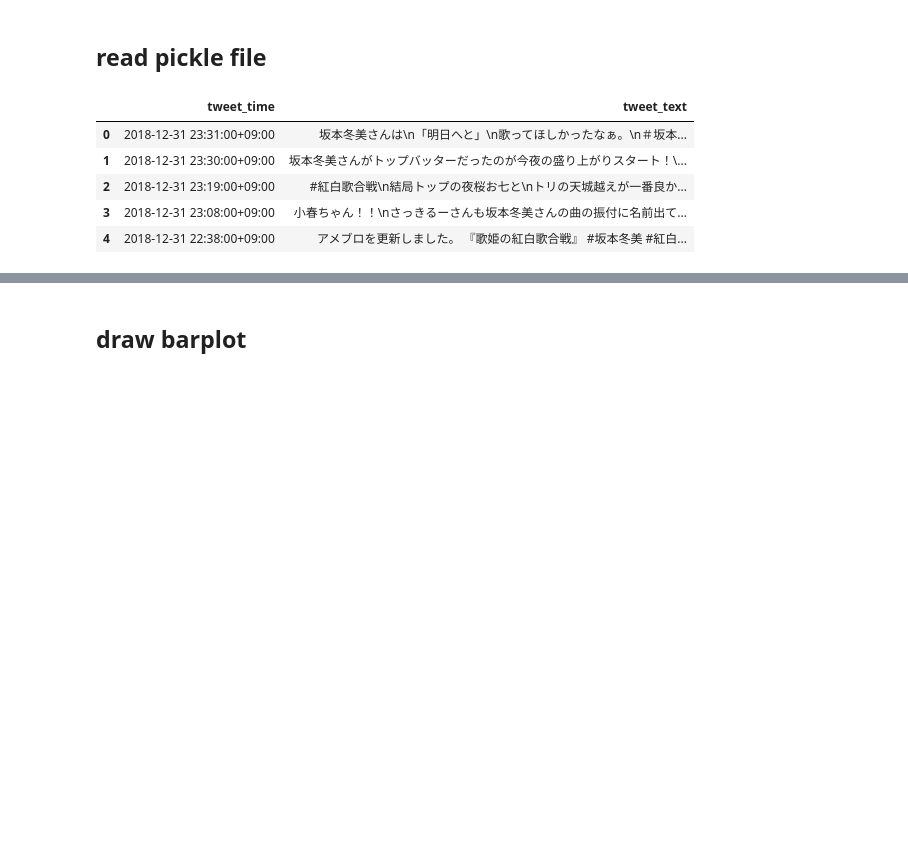
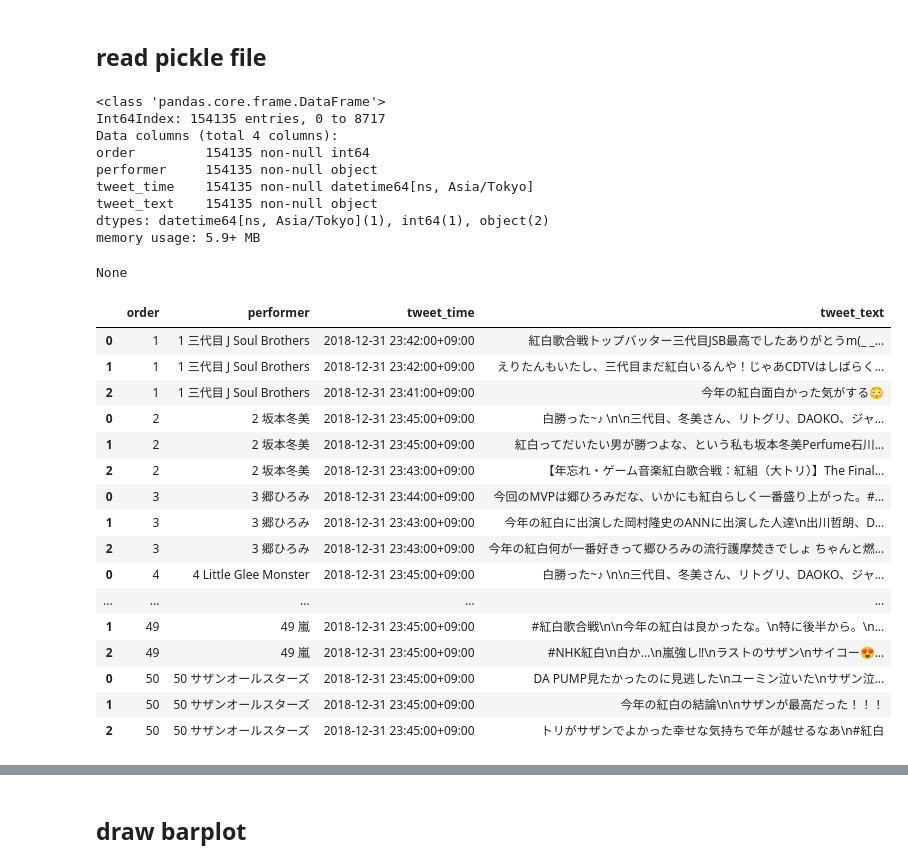
Before and after one commit to heleth/twitter_analysis, a Jupyter notebook: notebook/twitter_analysis.ipynb, the cells around one changed output, grey strips where cells are left out. Saved outputs shown, nothing was run; the diff lists cells and outputs as text; code cells hidden in the pictures; blank space fills up the shorter version.

```diff
--- a/notebook/twitter_analysis.ipynb
+++ b/notebook/twitter_analysis.ipynb
@@ -24,29 +22,71 @@ pd.set_option('display.max_colwidth', -1)
 ## read pickle file
 # %%
 filename = [
-    'dict_tweets_012139.pickle',
+    'dict_tweets_021942_all(kouhaku).pickle',
+    'dict_tweets_021201.pickle',
+    'dict_tweets_021726.pickle',
 ][0]
 with open (os.path.join('..', 'txt', filename), 'rb') as f:
     dict_tweets = pickle.load(f)
 '''
 dict_tweets : dictionary of 'all tweets related to the performer' for all performers
 
 dict_tweets[performer]
     tweet_time : pandas._libs.tslibs.timestamps.Timestamp (datetime64[ns, Asia/Tokyo])
     tweets_text : str
 '''
 
-# -- round timestamp by minute
-for performer in dict_tweets.keys():
+# -- prepare list of performers (because dict is not ordered)
+with open (os.path.join('..', 'txt', 'performers_with_query_utf16.txt'), 'r', encoding='utf-16') as f:
+    trash_first_line = f.readline()
+    l_performers = [line.split('\t', 1)[0] for line in f]
+
+df_tweets = pd.DataFrame(columns=['order', 'performer', 'tweet_time', 'tweet_text'], index=None)
+for i, performer in enumerate(l_performers):
+    # -- add `order`, `performer ( = order and name)` column
+    dict_tweets[performer]['order'] = i+1
+    dict_tweets[performer]['performer'] = '{:>2} '.format(i+1) + performer
+    # -- round timestamp by minute
     dict_tweets[performer]['tweet_time'] = dict_tweets[performer]['tweet_time'].apply(lambda x: x.round(freq='min'))
+    df_tweets = pd.concat([
+        df_tweets,
+        dict_tweets[performer]
+    ], sort=False)
+# -- define columns' dtype (concatenated df forgets those strangely)
+df_tweets['order'] = df_tweets['order'].astype('int64')
+df_tweets['tweet_time'] = pd.to_datetime(df_tweets['tweet_time'])
 
-dict_tweets['坂本冬美']
-# dict_tweets['坂本冬美']['tweet_time'].iloc[0]
-#dict_tweets['坂本冬美']['tweet_time'].iloc[0].to_pydatetime().strftime('%Y %m %d %H %M')
+# -- debug
+#     print(' -- performer : {} -- '.format(performer))
+#     display(dict_tweets[performer].head(3))
+
+display(df_tweets.info())
+display(df_tweets.groupby(['order']).head(3))
 # %% [output]
+<class 'pandas.core.frame.DataFrame'>
+Int64Index: 154135 entries, 0 to 8717
+Data columns (total 4 columns):
+order         154135 non-null int64
+performer     154135 non-null object
+tweet_time    154135 non-null datetime64[ns, Asia/Tokyo]
+tweet_text    154135 non-null object
+dtypes: datetime64[ns, Asia/Tokyo](1), int64(1), object(2)
+memory usage: 5.9+ MB
+None
-|  | tweet_time | tweet_text |
-| 0 | 2018-12-31 23:31:00+09:00 | 坂本冬美さんは\n「明日へと」\n歌ってほしかったなぁ。\n＃坂本... |
-| 1 | 2018-12-31 23:30:00+09:00 | 坂本冬美さんがトップバッターだったのが今夜の盛り上がりスタート！\... |
-| 2 | 2018-12-31 23:19:00+09:00 | #紅白歌合戦\n結局トップの夜桜お七と\nトリの天城越えが一番良か... |
-| 3 | 2018-12-31 23:08:00+09:00 | 小春ちゃん！！\nさっきるーさんも坂本冬美さんの曲の振付に名前出て... |
-| 4 | 2018-12-31 22:38:00+09:00 | アメブロを更新しました。 『歌姫の紅白歌合戦』 #坂本冬美 #紅白... |
+|  | order | performer | tweet_time | tweet_text |
+| 0 | 1 | 1 三代目 J Soul Brothers | 2018-12-31 23:42:00+09:00 | 紅白歌合戦トップバッター三代目JSB最高でしたありがとうm(_ _... |
+| 1 | 1 | 1 三代目 J Soul Brothers | 2018-12-31 23:42:00+09:00 | えりたんもいたし、三代目まだ紅白いるんや！じゃあCDTVはしばらく... |
+| 2 | 1 | 1 三代目 J Soul Brothers | 2018-12-31 23:41:00+09:00 | 今年の紅白面白かった気がする😳 |
+| 0 | 2 | 2 坂本冬美 | 2018-12-31 23:45:00+09:00 | 白勝った~♪ \n\n三代目、冬美さん、リトグリ、DAOKO、ジャ... |
+| 1 | 2 | 2 坂本冬美 | 2018-12-31 23:45:00+09:00 | 紅白ってだいたい男が勝つよな、という私も坂本冬美Perfume石川... |
+| 2 | 2 | 2 坂本冬美 | 2018-12-31 23:43:00+09:00 | 【年忘れ・ゲーム音楽紅白歌合戦：紅組（大トリ）】The Final... |
+| 0 | 3 | 3 郷ひろみ | 2018-12-31 23:44:00+09:00 | 今回のMVPは郷ひろみだな、いかにも紅白らしく一番盛り上がった。#... |
+| 1 | 3 | 3 郷ひろみ | 2018-12-31 23:43:00+09:00 | 今年の紅白に出演した岡村隆史のANNに出演した人達\n出川哲朗、D... |
+| 2 | 3 | 3 郷ひろみ | 2018-12-31 23:43:00+09:00 | 今年の紅白何が一番好きって郷ひろみの流行護摩焚きでしょ ちゃんと燃... |
+| 0 | 4 | 4 Little Glee Monster | 2018-12-31 23:45:00+09:00 | 白勝った~♪ \n\n三代目、冬美さん、リトグリ、DAOKO、ジャ... |
+| ... | ... | ... | ... | ... |
+| 1 | 49 | 49 嵐 | 2018-12-31 23:45:00+09:00 | #紅白歌合戦\n\n今年の紅白は良かったな。\n特に後半から。\n... |
+| 2 | 49 | 49 嵐 | 2018-12-31 23:45:00+09:00 | #NHK紅白\n白か…\n嵐強し‼\nラストのサザン\nサイコー😍... |
+| 0 | 50 | 50 サザンオールスターズ | 2018-12-31 23:45:00+09:00 | DA PUMP見たかったのに見逃した\nユーミン泣いた\nサザン泣... |
+| 1 | 50 | 50 サザンオールスターズ | 2018-12-31 23:45:00+09:00 | 今年の紅白の結論\n\nサザンが最高だった！！！ |
+| 2 | 50 | 50 サザンオールスターズ | 2018-12-31 23:45:00+09:00 | トリがサザンでよかった幸せな気持ちで年が越せるなあ\n#紅白 |
```
Also changed, not shown: parts of 16 cells of this notebook, 10 other files.
